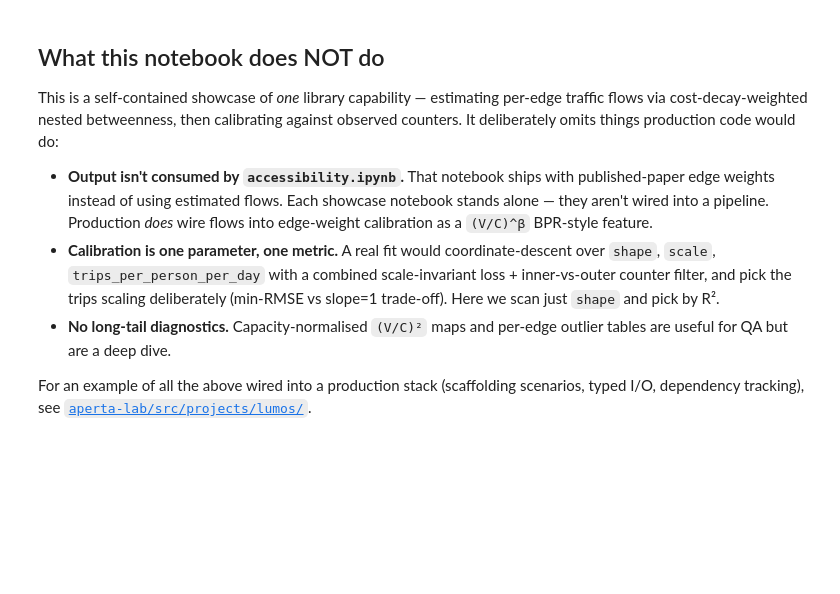
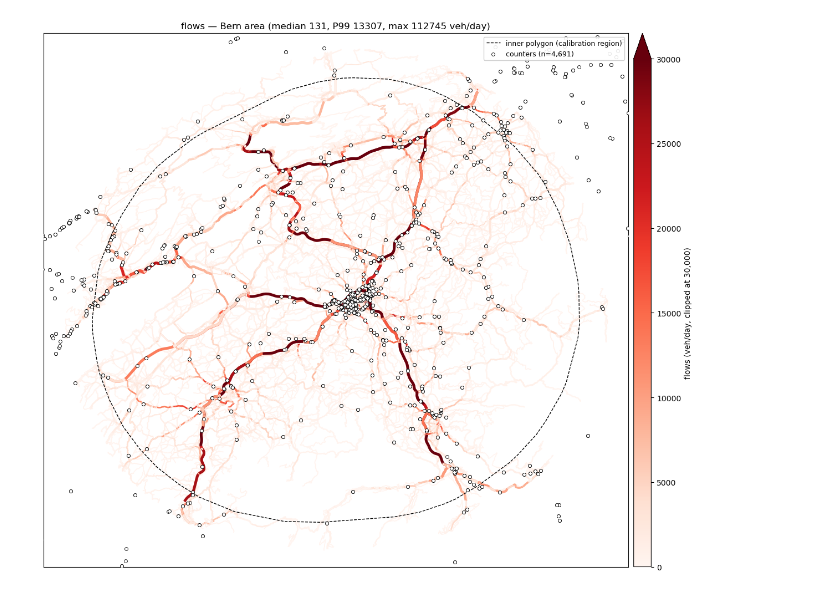
Before and after one commit to mmiotti/aperta, a Jupyter notebook: examples/extended/traffic_flows.ipynb, the cells around one changed output. Drawn from its saved outputs; the diff is of its cells as text; code cells hidden in the pictures; blank space fills up the shorter version.

```diff
--- a/examples/extended/traffic_flows.ipynb
+++ b/examples/extended/traffic_flows.ipynb
@@ -398,17 +355,0 @@ for downstream consumers.
-# %%
-flows = simulate_flows(shape_best, scale_best, trips_final)
-network_processing.set_nx_edge_attributes_filled(
-    car_graph, flows.to_dict(), 'flow_estimate', fill_value=0.0)
-print(f"flows (veh/day): "
-      f"median {flows.median():.0f}, "
-      f"P95 {flows.quantile(0.95):.0f}, "
-      f"max {flows.max():.0f}")
-
-OUTPUT_PATH = PREPARED_DIR / 'flow_estimate.csv'
-flows_df = pd.DataFrame(
-    [(u, v, k, float(flows.get((u, v, k), 0.0)))
-     for u, v, k in car_graph.edges(keys=True)],
-    columns=['u', 'v', 'k', 'flow_estimate'],
-)
-flows_df.to_csv(OUTPUT_PATH, index=False)
-print(f"Saved {len(flows_df):,} rows to {OUTPUT_PATH}")
@@ -449,24 +356,37 @@ plt.tight_layout(); plt.show()
-# %% [markdown]
-## What this notebook does NOT do
-
-This is a self-contained showcase of *one* library capability —
-estimating per-edge traffic flows via cost-decay-weighted nested
-betweenness, then calibrating against observed counters. It
-deliberately omits things production code would do:
-
-- **Output isn't consumed by `accessibility.ipynb`.** That notebook
-  ships with published-paper edge weights instead of using estimated
-  flows. Each showcase notebook stands alone — they aren't wired into
-  a pipeline. Production *does* wire flows into edge-weight
-  calibration as a `(V/C)^β` BPR-style feature.
-- **Calibration is one parameter, one metric.** A real fit would
-  coordinate-descent over `shape`, `scale`, `trips_per_person_per_day`
-  with a combined scale-invariant loss + inner-vs-outer counter
-  filter, and pick the trips scaling deliberately (min-RMSE vs
-  slope=1 trade-off). Here we scan just `shape` and pick by R².
-- **No long-tail diagnostics.** Capacity-normalised `(V/C)²` maps
-  and per-edge outlier tables are useful for QA but are a deep dive.
-
-For an example of all the above wired into a production stack
-(scaffolding scenarios, typed I/O, dependency tracking), see
-[`aperta-lab/src/projects/lumos/`](https://github.com/mmiotti/aperta-lab/tree/main/src/projects/lumos).
+# %%
+import _figures as figures   # noqa: E402  — project-local plot helpers
+
+stress_arr = np.array([float(d.get('flow_estimate', 0.0))
+                       for _, _, d in car_graph.edges(data=True)])
+
+# Crop to the inner (calibration) polygon + a small pad so per-edge
+# values stay legible.
+_minx, _miny, _maxx, _maxy = inner_polygon.bounds
+_pad_x, _pad_y = 0.10 * (_maxx - _minx), 0.10 * (_maxy - _miny)
+xlim = (_minx - _pad_x, _maxx + _pad_x)
+ylim = (_miny - _pad_y, _maxy + _pad_y)
+
+FLOW_VMAX = 30_000   # AADT cap for the colour scale
+
+fig, ax = plt.subplots(figsize=(12, 11))
+figures.plot_network_map(
+    ax, car_graph, flows,
+    cbar_label=f'flows (veh/day, clipped at {FLOW_VMAX:,})',
+    title=(f'flows — {LOCATION_LABEL} area '
+           f'(median {np.median(stress_arr):.0f}, '
+           f'P99 {np.quantile(stress_arr, 0.99):.0f}, '
+           f'max {stress_arr.max():.0f} veh/day)'),
+    xlim=xlim, ylim=ylim,
+    vmax=FLOW_VMAX,
+)
+ax.plot(*inner_polygon.exterior.xy,
+        color='black', linewidth=1.0, linestyle='--',
+        label='inner polygon (calibration region)', zorder=5)
+ax.scatter(counters_all.geometry.x, counters_all.geometry.y,
+           s=18, facecolor='white', edgecolor='black', linewidth=0.6,
+           label=f'counters (n={len(counters_all):,})', zorder=6)
+_legend = ax.legend(loc='upper right', framealpha=0.9, fontsize=9)
+_legend.set_zorder(20)   # above the counter dots
+plt.tight_layout(); plt.show()
+# %% [output]
+[figure, added]
```
Also changed, not shown: parts of 22 cells of this notebook, 24 other files.
